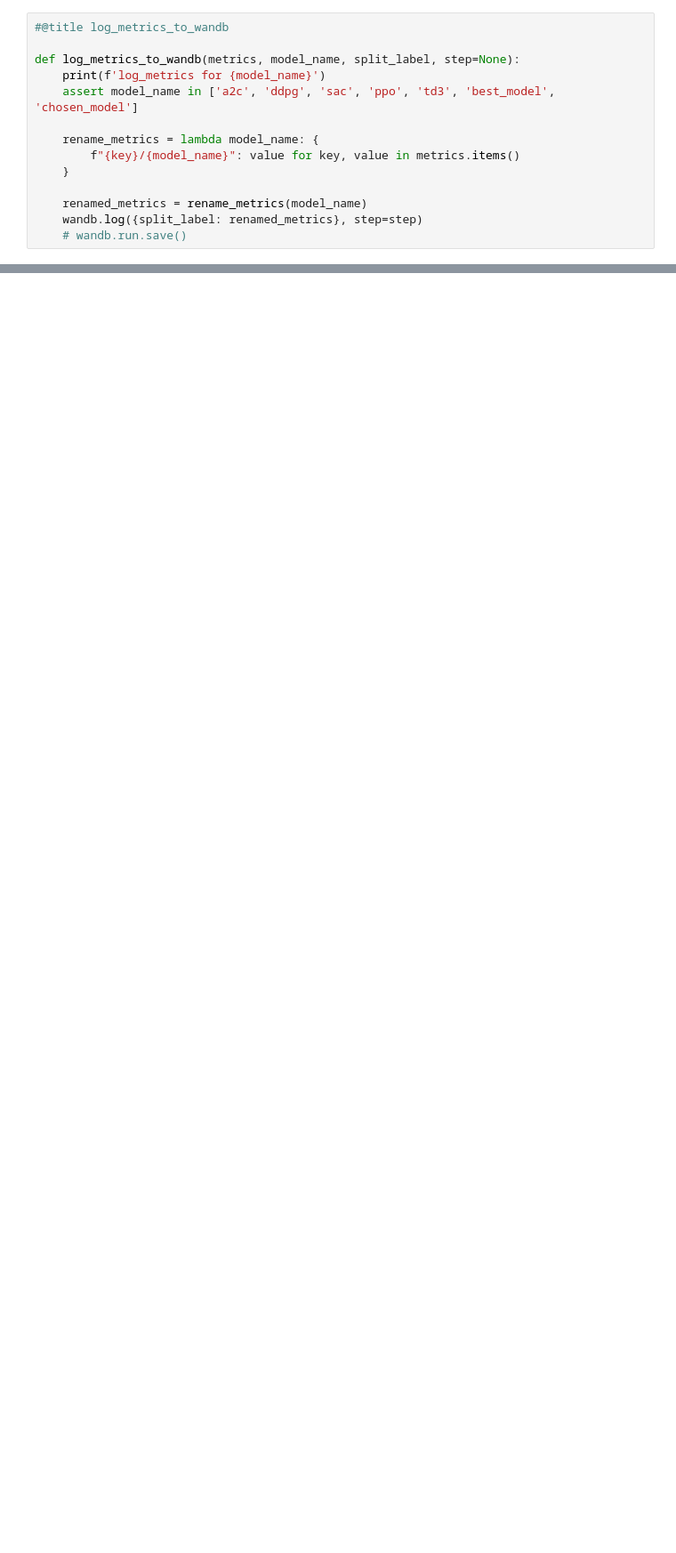
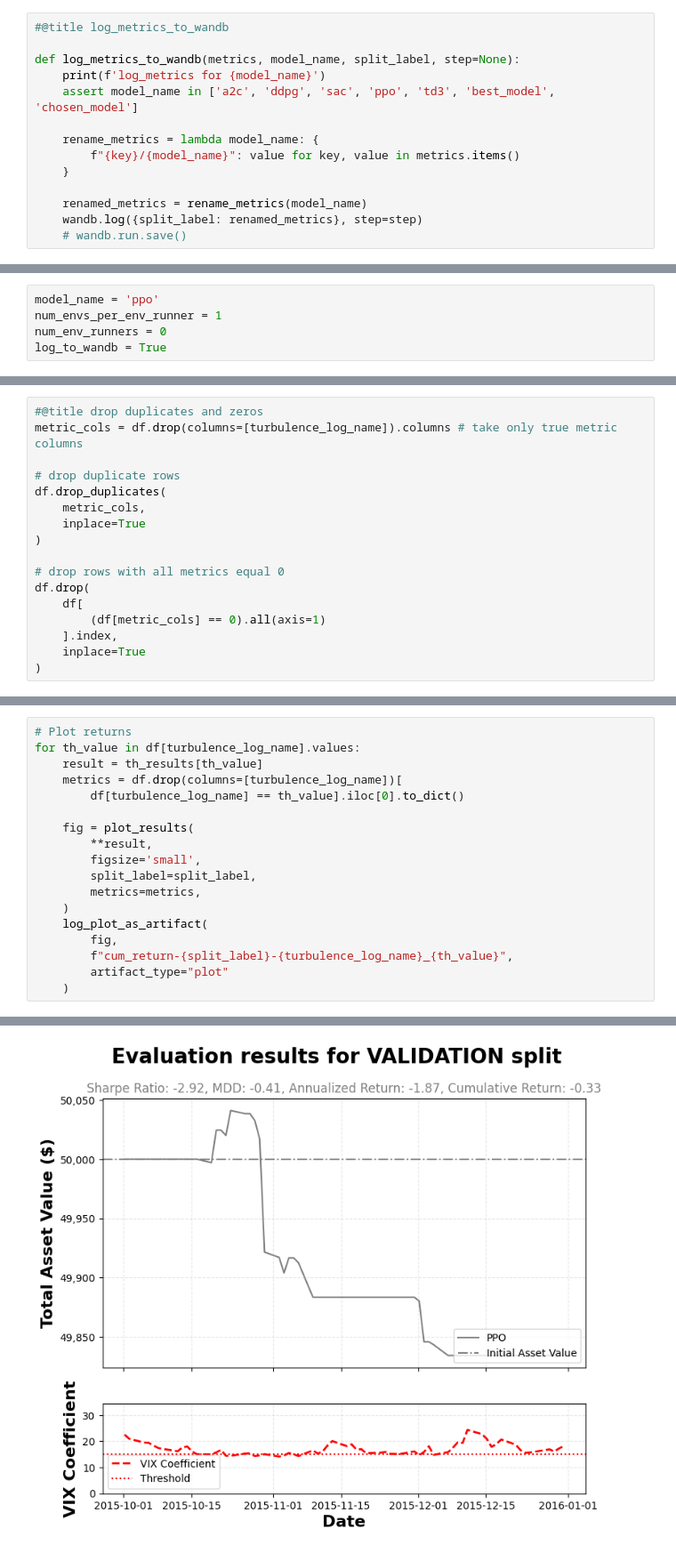
Before and after one commit to tony-pitchblack/finrl-dt, a Jupyter notebook: finrl_dt_replicate_train.ipynb, the cells around one changed output, grey strips where cells are left out. Shown at 89% size. Cells and saved outputs as stored; diff of their text form; blank space fills up the shorter version.

Commit message:
Enhance logging and plotting for threshold grid eval - log metrics not only as table artifact but as raw metrics - improve plots readability

```diff
--- a/finrl_dt_replicate_train.ipynb
+++ b/finrl_dt_replicate_train.ipynb
@@ -1807,0 +2032,5 @@ episode_return_max: 0.0
+# %%
+model_name = 'ppo'
+num_envs_per_env_runner = 1
+num_env_runners = 0
+log_to_wandb = True
@@ -1807,0 +2832,17 @@ episode_return_max: 0.0
+# %%
+#@title drop duplicates and zeros
+metric_cols = df.drop(columns=[turbulence_log_name]).columns # take only true metric columns
+
+# drop duplicate rows
+df.drop_duplicates(
+    metric_cols,
+    inplace=True
+)
+
+# drop rows with all metrics equal 0
+df.drop(
+    df[
+        (df[metric_cols] == 0).all(axis=1)
+    ].index,
+    inplace=True
+)
@@ -1807,0 +2862,19 @@ episode_return_max: 0.0
+# %%
+# Plot returns
+for th_value in df[turbulence_log_name].values:
+    result = th_results[th_value]
+    metrics = df.drop(columns=[turbulence_log_name])[
+        df[turbulence_log_name] == th_value].iloc[0].to_dict()
+
+    fig = plot_results(
+        **result,
+        figsize='small',
+        split_label=split_label,
+        metrics=metrics,
+    )
+    log_plot_as_artifact(
+        fig,
+        f"cum_return-{split_label}-{turbulence_log_name}_{th_value}",
+        artifact_type="plot"
+    )
+# %% [output]
@@ -1807,0 +2882 @@ episode_return_max: 0.0
+[figure, added]
```
Also changed, not shown: parts of 108 cells of this notebook.
